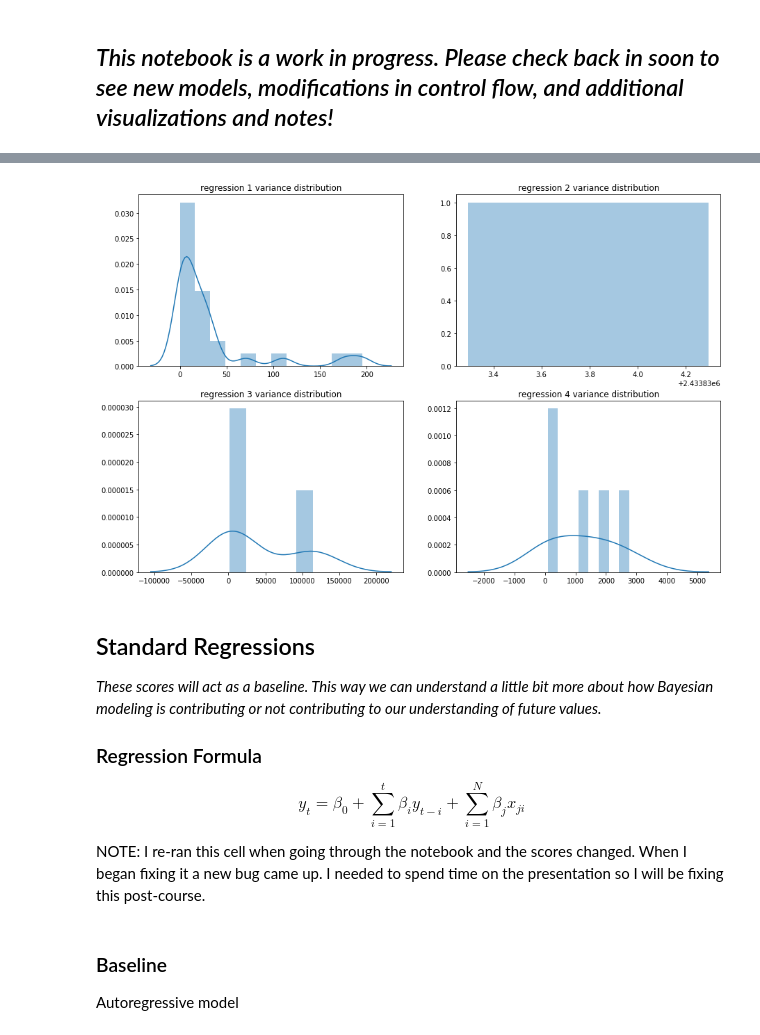
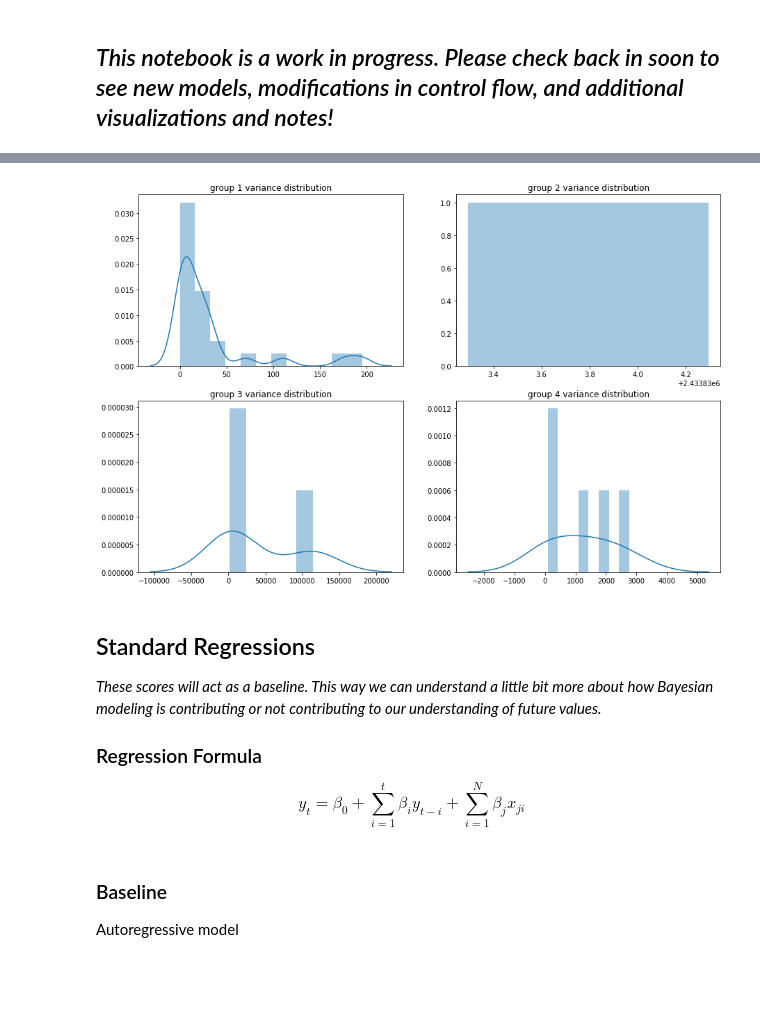
Before and after one commit to sonyah-hawaii/Capstone, a Jupyter notebook: time_series-Copy1.ipynb, the cells around one changed output, grey strips where cells are left out. Drawn from its saved outputs; the diff is of its cells as text; code cells hidden in the pictures; blank space fills up the shorter version.

Commit message:
updates for presentation

```diff
--- a/time_series-Copy1.ipynb
+++ b/time_series-Copy1.ipynb
@@ -83,36 +83,36 @@ abatement_historical.set_index('country', inplace=True)
 abatement_historical = abatement_historical
 # %%
 #creating subsets based on labels
-regression_1 = abatement_historical[abatement_historical.label==1]
-regression_2 = abatement_historical[abatement_historical.label==2]
-regression_3 = abatement_historical.loc[(abatement_historical.label==0)
+group_1 = abatement_historical[abatement_historical.label==1]
+group_2 = abatement_historical[abatement_historical.label==2]
+group_3 = abatement_historical.loc[(abatement_historical.label==0)
                                          |(abatement_historical.label==3)
                                         |(abatement_historical.label==4)]
-regression_4 = abatement_historical[abatement_historical.label==5]
+group_4 = abatement_historical[abatement_historical.label==5]
 # %%
 #In order to avoid errors I have to remove Saudia Arabia and UAE from our cohort.
 #They have a steady history of 0 abatement, so they won't be able to work within the bayesian regression, and will affect results of the traditional regressions
-regression_1.drop(['Saudi Arabia', 'United Arab Emirates', 'Kuwait'], axis=0, inplace=True)
+group_1.drop(['Saudi Arabia', 'United Arab Emirates', 'Kuwait'], axis=0, inplace=True)
 # %%
 #checking out the distributions of each grouping
 plt.figure(figsize=(15,10))
 plt.subplot(2,2,1)
-sns.distplot(regression_1.drop('label', axis=1).T.var());
-plt.title('regression 1 variance distribution');
+sns.distplot(group_1.drop('label', axis=1).T.var());
+plt.title('group 1 variance distribution');
 
 plt.subplot(2,2,2)
-sns.distplot(regression_2.drop('label', axis=1).T.var());
-plt.title('regression 2 variance distribution');
+sns.distplot(group_2.drop('label', axis=1).T.var());
+plt.title('group 2 variance distribution');
 
 plt.subplot(2,2,3)
-sns.distplot(regression_3.drop('label', axis=1).T.var(), bins=5);
-plt.title('regression 3 variance distribution');
+sns.distplot(group_3.drop('label', axis=1).T.var(), bins=5);
+plt.title('group 3 variance distribution');
 
 plt.subplot(2,2,4)
-sns.distplot(regression_4.drop('label', axis=1).T.var(), bins=8);
-plt.title('regression 4 variance distribution');
+sns.distplot(group_4.drop('label', axis=1).T.var(), bins=8);
+plt.title('group 4 variance distribution');
 # %% [output]
-[figure, old version]
+[figure, new version]
 # %% [markdown]
 ## Standard Regressions
 <a id='regressions'></a>
@@ -120,8 +120,6 @@ _These scores will act as a baseline. This way we can understand a little bit mo
 
 ### Regression Formula
 $$y_{t} = \beta_0 + \sum_{i=1}^{t}\beta_i y_{t-i} +  \sum_{i=1}^{N}\beta_j x_{ji}$$
-
-NOTE: I re-ran this cell when going through the notebook and the scores changed. When I began fixing it a new bug came up. I needed to spend time on the presentation so I will be fixing this post-course.
 # %% [markdown]
 ### Baseline
 Autoregressive model
```
Also changed, not shown: parts of 12 cells of this notebook.
